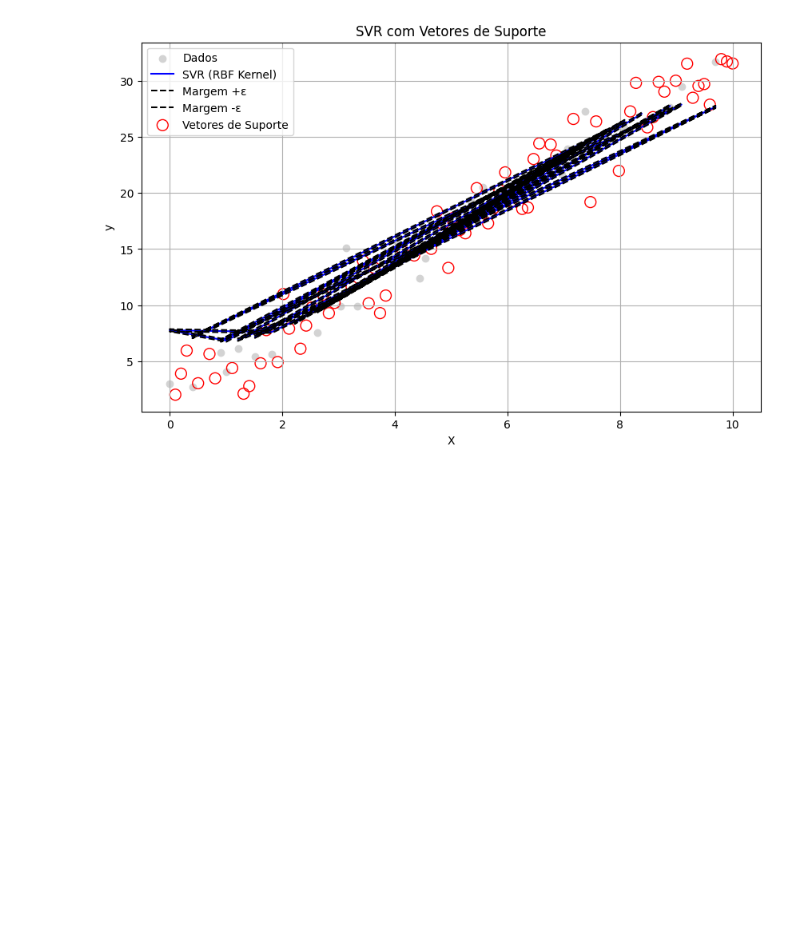
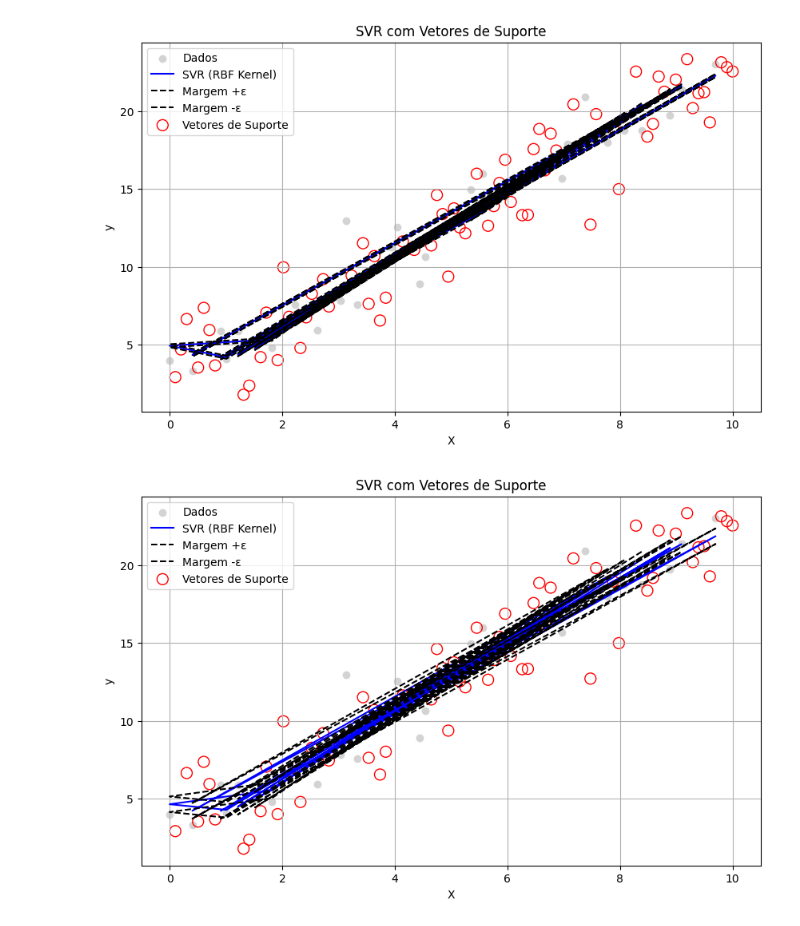
Before and after one commit to gddeazevedo/svr_excercises, a Jupyter notebook: svr_exercises/demos/svr_explorer.ipynb, the cells around one changed output. Saved outputs shown, nothing was run; the diff lists cells and outputs as text; code cells hidden in the pictures; blank space fills up the shorter version.

Commit message:
fazendo a regressão com diferentes valores de epsilon

```diff
--- a/svr_exercises/demos/svr_explorer.ipynb
+++ b/svr_exercises/demos/svr_explorer.ipynb
@@ -1,37 +1,40 @@
 # %%
 import numpy as np
 import matplotlib.pyplot as plt
 from sklearn.svm import SVR
 from sklearn.model_selection import train_test_split
 from helpers import synthetic_data
 
 
 epsilons = (0.1, 0.5, 1.0)
-X, y = synthetic_data.generate_linear_data(3.0, 2.0, 100)
+X, y = synthetic_data.generate_linear_data(2.0, 3.0, 100)
 
 X_train, X_test, y_train, y_test = train_test_split(X, y, test_size=0.3, random_state=42)
 
+svr = SVR(kernel="rbf", C=10)
 
-svr = SVR(kernel="rbf", epsilon=epsilons[0])
-svr.fit(X_train, y_train)
-y_pred = svr.predict(X_test)
+for epsilon in epsilons:
+    svr.epsilon = epsilon
+    svr.fit(X_train, y_train)
+    y_pred = svr.predict(X_test)
 
-plt.figure(figsize=(10, 6))
-plt.scatter(X_test, y_test, color='lightgray', label="Dados")
-plt.plot(X_test, y_pred, color="blue", label="SVR (RBF Kernel)")
-plt.plot(X_test, y_pred + svr.epsilon, "k--", label="Margem +ε")
-plt.plot(X_test, y_pred - svr.epsilon, "k--", label="Margem -ε")
+    plt.figure(figsize=(10, 6))
+    plt.scatter(X_test, y_test, color='lightgray', label="Dados")
+    plt.plot(X_test, y_pred, color="blue", label="SVR (RBF Kernel)")
+    plt.plot(X_test, y_pred + svr.epsilon, "k--", label="Margem +ε")
+    plt.plot(X_test, y_pred - svr.epsilon, "k--", label="Margem -ε")
 
-# Vetores de suporte
-support_X = X_train[svr.support_]
-support_y = y_train[svr.support_]
-plt.scatter(support_X, support_y, facecolors='none', edgecolors='r', s=100, label="Vetores de Suporte")
+    # Vetores de suporte
+    support_X = X_train[svr.support_]
+    support_y = y_train[svr.support_]
+    plt.scatter(support_X, support_y, facecolors='none', edgecolors='red', s=100, label="Vetores de Suporte")
 
-plt.xlabel("X")
-plt.ylabel("y")
-plt.title("SVR com Vetores de Suporte")
-plt.legend()
-plt.grid(True)
-plt.show()
+    plt.xlabel("X")
+    plt.ylabel("y")
+    plt.title("SVR com Vetores de Suporte")
+    plt.legend()
+    plt.grid(True)
+    plt.show()
 # %% [output]
-[figure, old version]
+[figure, new version]
+[figure, added]
```
Also changed, not shown: parts of 1 cell of this notebook.
